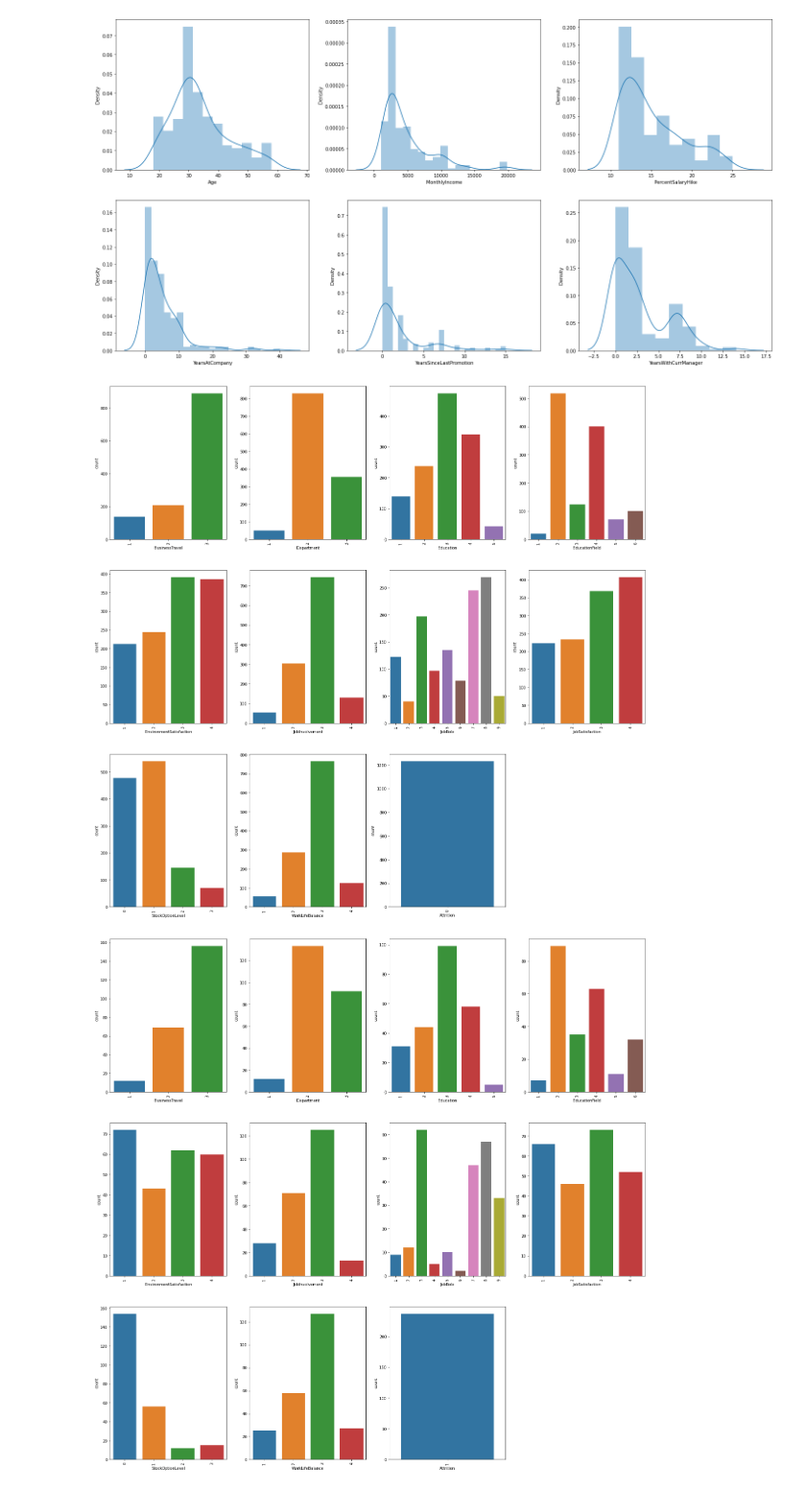
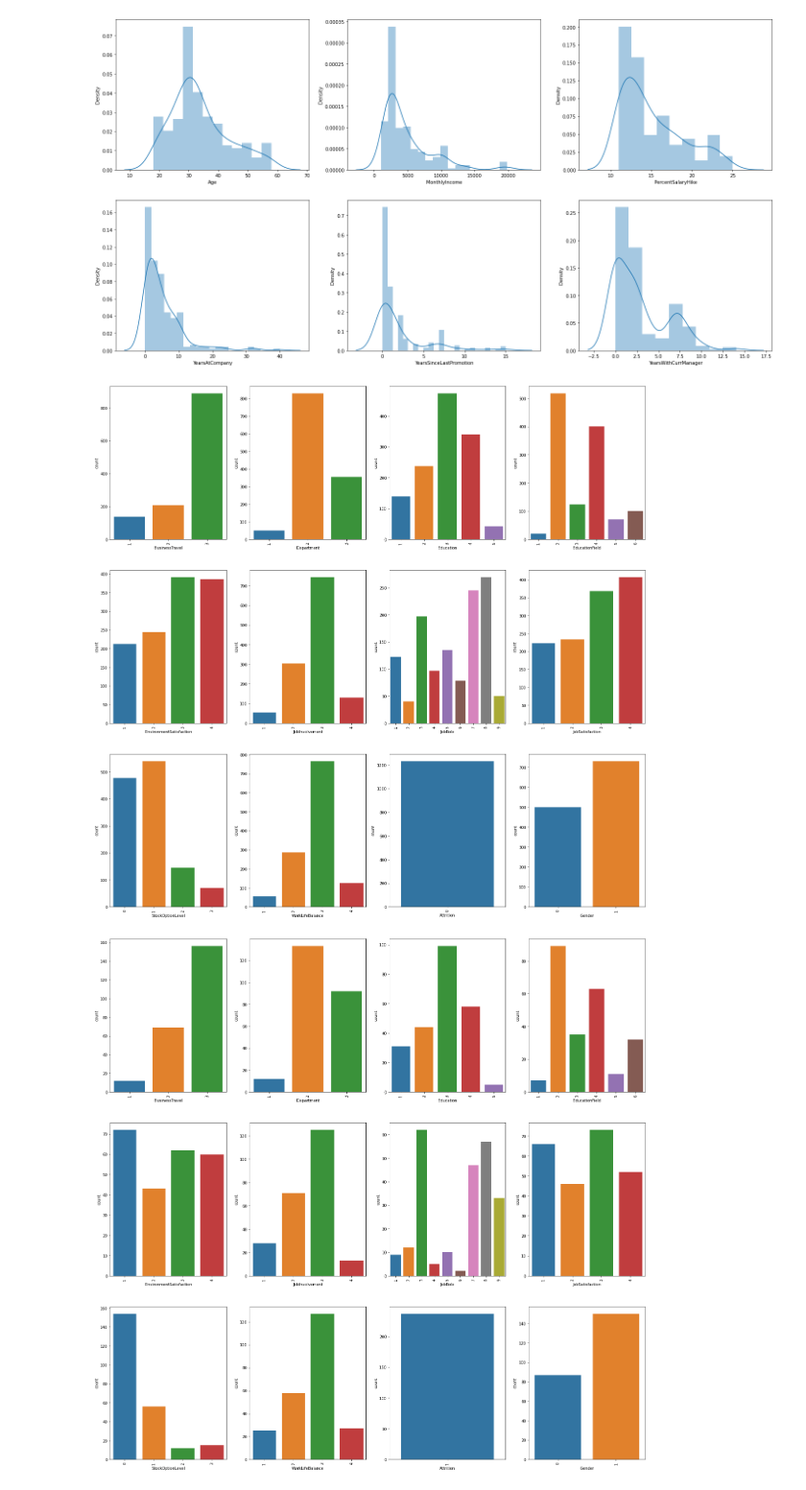
Before and after one commit to Ad2891/Slutuppgift-team12, a Jupyter notebook: Slutuppgift.ipynb, the cells around one changed output. Shown at 96% size. Saved outputs shown, nothing was run; the diff lists cells and outputs as text; code cells hidden in the pictures.

```diff
--- a/Slutuppgift.ipynb
+++ b/Slutuppgift.ipynb
@@ -320,8 +320,8 @@ We first separate them from the prior dataframe and save it into a new one:
 # %%
 noattrition_data = employee_data_dummies.loc[employee_data_dummies['Attrition'] == 0]
 # %%
-attrition_date = employee_data_dummies.loc[employee_data_dummies['Attrition'] == 1]
-attrition_date.head()
+attrition_data = employee_data_dummies.loc[employee_data_dummies['Attrition'] == 1]
+attrition_data.head()
 # %% [output]
 |  | Age | BusinessTravel | Department | DistanceFromHome | Education | EducationField | ... |
 | 0 | 41 | 3 | 3 | 1 | 2 | 2 | ... |
@@ -340,10 +340,10 @@ plot_dist(attrition_date, continuous_features)
 # %% [output]
 [figure]
 # %%
-countplot(noattrition_data, features_to_visual)
+countplot(noattrition_data, cat_features)
 # %% [output]
-[figure, old version]
+[figure, new version]
-# %%
-countplot(attrition_date, features_to_visual)
-# %% [output]
-[figure, removed]
+# %%
+countplot(attrition_data, cat_features)
+# %% [output]
+[figure, added]
```
Also changed, not shown: parts of 8 cells of this notebook.
